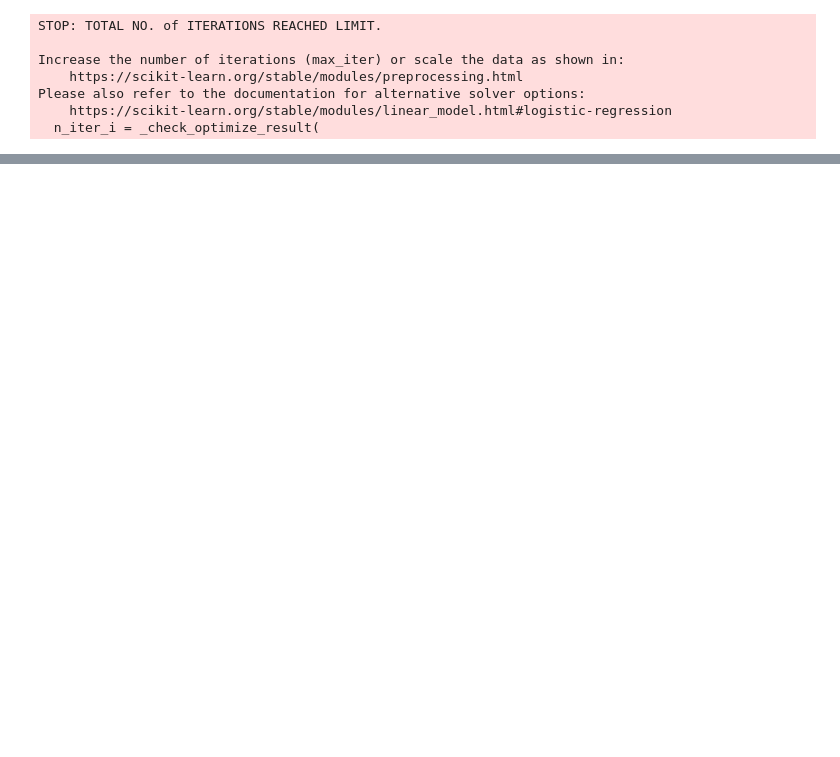
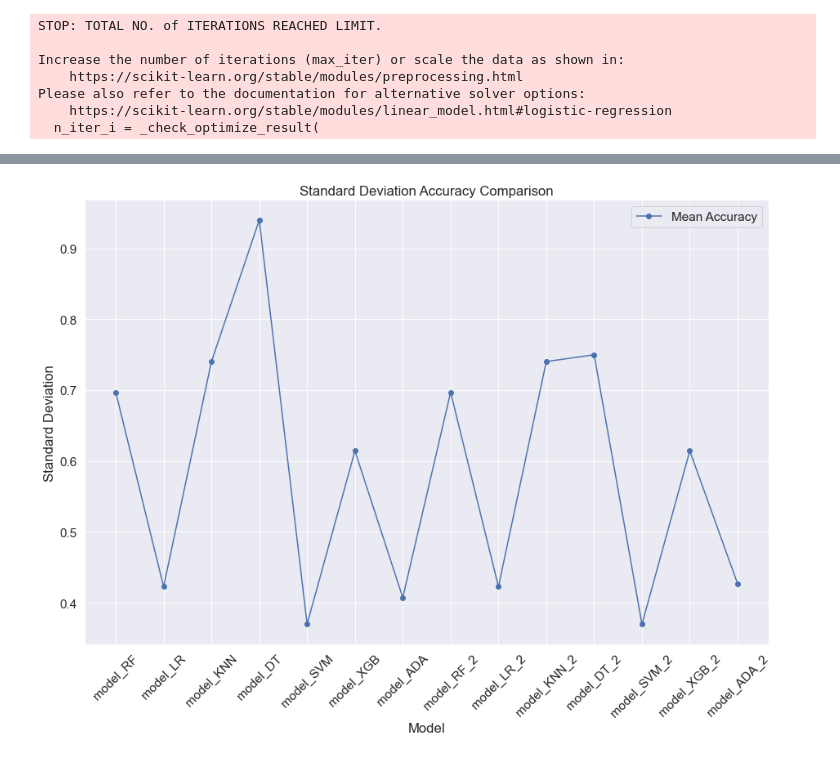
Before and after one commit to VedanshiShah7/Machine-Learning-In-Finance, a Jupyter notebook: model_comparison.ipynb, the cells around one changed output, grey strips where cells are left out. Cells and saved outputs as stored; diff of their text form; code cells hidden in the pictures; blank space fills up the shorter version.

```diff
--- a/model_comparison.ipynb
+++ b/model_comparison.ipynb
@@ -231,0 +376,11 @@ plt.show()
+# %%
+plt.figure(figsize=(15,10))
+plt.plot(df_2['model'], df_2['accuracy'], marker='o', label='Mean Accuracy')
+plt.xticks(rotation=45)
+plt.xlabel('Model')
+plt.ylabel('Standard Deviation')
+plt.title('Standard Deviation Accuracy Comparison')
+plt.legend()
+plt.show()
+# %% [output]
+[figure, added]
```
Also changed, not shown: parts of 24 cells of this notebook.
